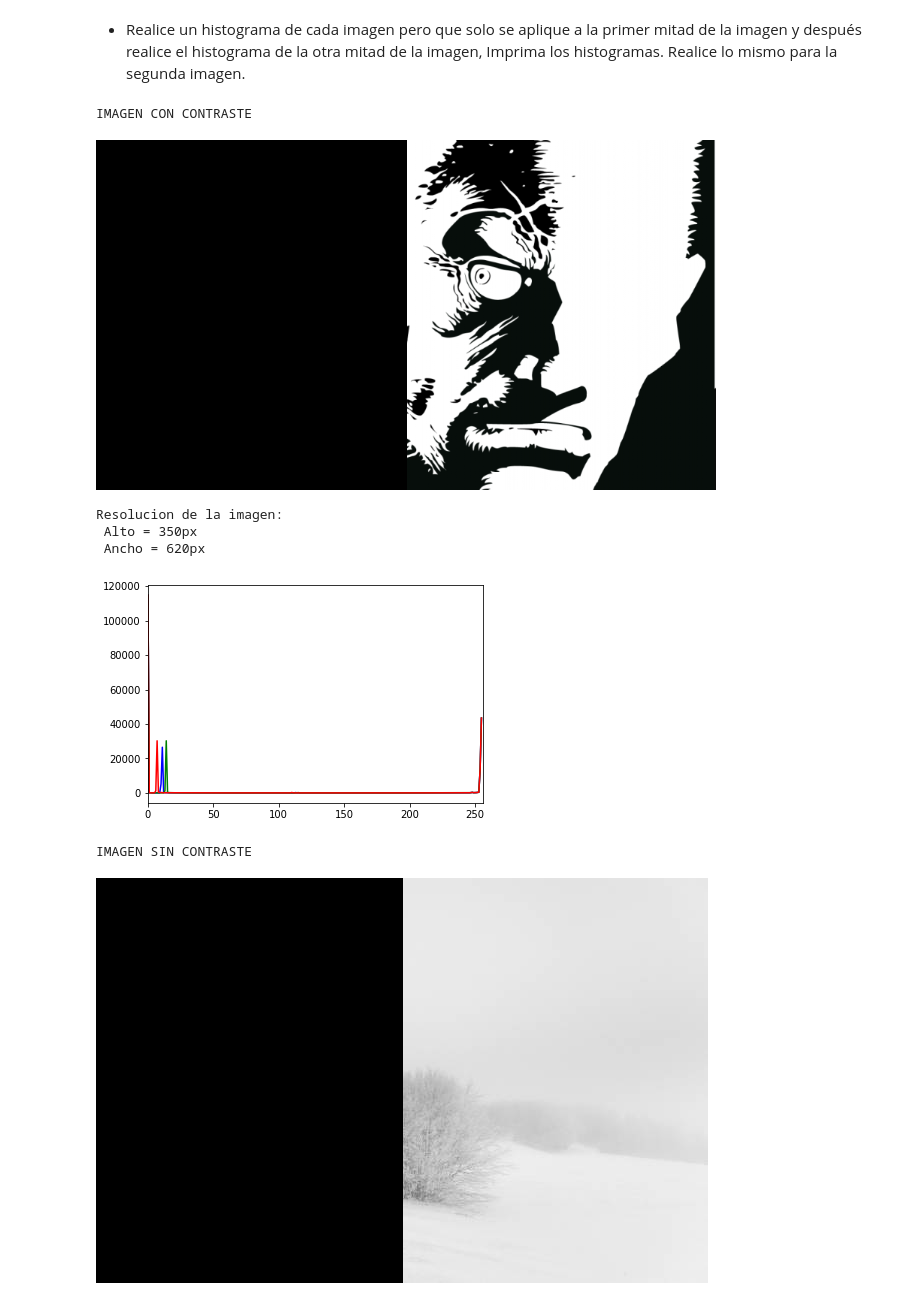
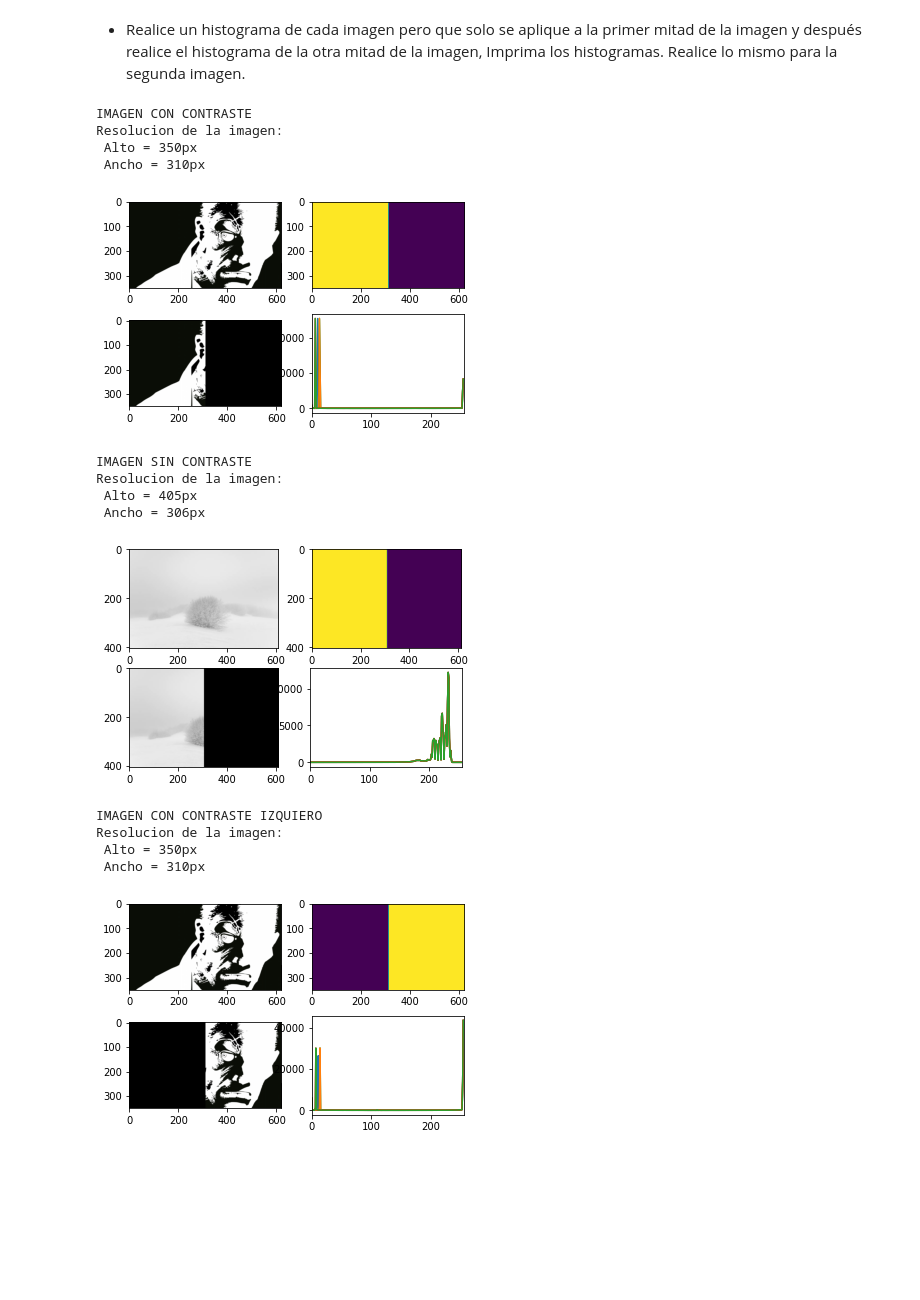
Before and after one commit to AntonioDJSS/ImagenesDigitales, a Jupyter notebook: Tarea_histogramas.ipynb, the cells around one changed output. Drawn from its saved outputs; the diff is of its cells as text; code cells hidden in the pictures; blank space fills up the shorter version.

```diff
--- a/Tarea_histogramas.ipynb
+++ b/Tarea_histogramas.ipynb
@@ -58,45 +61,82 @@ mitad de la imagen, Imprima los histogramas. Realice lo mismo para la segunda im
 # %%
 from matplotlib import pyplot as pp
 import cv2
 from google.colab.patches import cv2_imshow
 from skimage import io
+import numpy as np
 
 
 img = cv2.imread('/content/contraste.png')
 img1 = cv2.imread('/content/sin_contraste.jpg')
 
 
-def histogramaColores(imagenes):
+def histogramaColorDer(imagenes):
   pixeles = imagenes.shape
   alto = pixeles[0]
   ancho = pixeles[1]
-  resize_ancho = int(ancho/2)
-  cv2.rectangle(imagenes, (0,0), (resize_ancho,alto), (0), -1)
+  ancho = int(ancho/2)
+  mask = np.zeros(imagenes.shape[:2], np.uint8)
+  mask[0:alto, 0:ancho] = 255
+  masked_img = cv2.bitwise_and(imagenes, imagenes, mask = mask)
   color = ('b','g','r')
   for i , c in enumerate(color):
-    hist = cv2.calcHist([imagenes], [i], None, [256], [0,256])
+    hist = cv2.calcHist([imagenes], [i], mask, [256], [0,256])
     pp.plot(hist, color = c)
+    pp.subplot(221), pp.imshow(imagenes)
+    pp.subplot(222), pp.imshow(mask)
+    pp.subplot(223), pp.imshow(masked_img)
+    pp.subplot(224), pp.plot(hist)
     pp.xlim([0,256])
-  cv2_imshow(imagenes)
+  print(f'Resolucion de la imagen:\n Alto = {alto}px \n Ancho = {ancho}px')
+  pp.show()
+
+
+def histogramaColorIzq(imagenes):
+  pixeles = imagenes.shape
+  alto = pixeles[0]
+  ancho = pixeles[1]
+  ancho = int(ancho/2)
+  mask = np.zeros(imagenes.shape[:2], np.uint8)
+  mask[0:alto, ancho:700] = 255
+  masked_img = cv2.bitwise_and(imagenes, imagenes, mask = mask)
+  color = ('b','g','r')
+  for i , c in enumerate(color):
+    hist = cv2.calcHist([imagenes], [i], mask, [256], [0,256])
+    pp.plot(hist, color = c)
+    pp.subplot(221), pp.imshow(imagenes)
+    pp.subplot(222), pp.imshow(mask)
+    pp.subplot(223), pp.imshow(masked_img)
+    pp.subplot(224), pp.plot(hist)
+    pp.xlim([0,256])
   print(f'Resolucion de la imagen:\n Alto = {alto}px \n Ancho = {ancho}px')
   pp.show()
 
 
 def run():
   print('IMAGEN CON CONTRASTE')
-  histogramaColores(img)
+  histogramaColorDer(img)
   print('\n\nIMAGEN SIN CONTRASTE')
-  histogramaColores(img1)
-
+  histogramaColorDer(img1)
+  print('IMAGEN CON CONTRASTE IZQUIERO')
+  histogramaColorIzq(img)
+  print('\n\nIMAGEN SIN IZQUIERO')
+  histogramaColorIzq(img1)
 
 if __name__ == '__main__':
   run()
 # %% [output]
 IMAGEN CON CONTRASTE
+Resolucion de la imagen:
+ Alto = 350px
+ Ancho = 310px
-[figure, old version]
+[figure, new version]
+IMAGEN SIN CONTRASTE
 Resolucion de la imagen:
- Alto = 350px
- Ancho = 620px
+ Alto = 405px
+ Ancho = 306px
-[figure, old version]
+[figure, new version]
-IMAGEN SIN CONTRASTE
+IMAGEN CON CONTRASTE IZQUIERO
+Resolucion de la imagen:
+ Alto = 350px
+ Ancho = 310px
-[figure, old version]
+[figure, new version]
```
Also changed, not shown: parts of 6 cells of this notebook.
